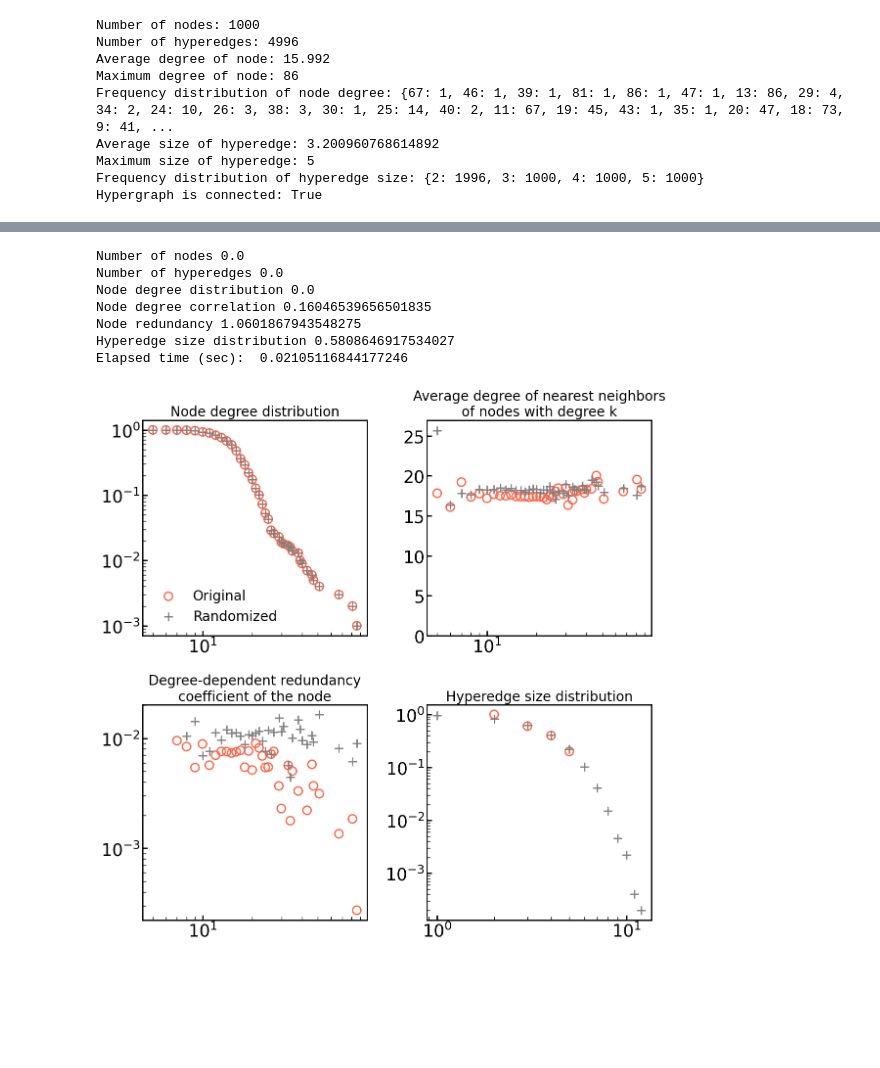
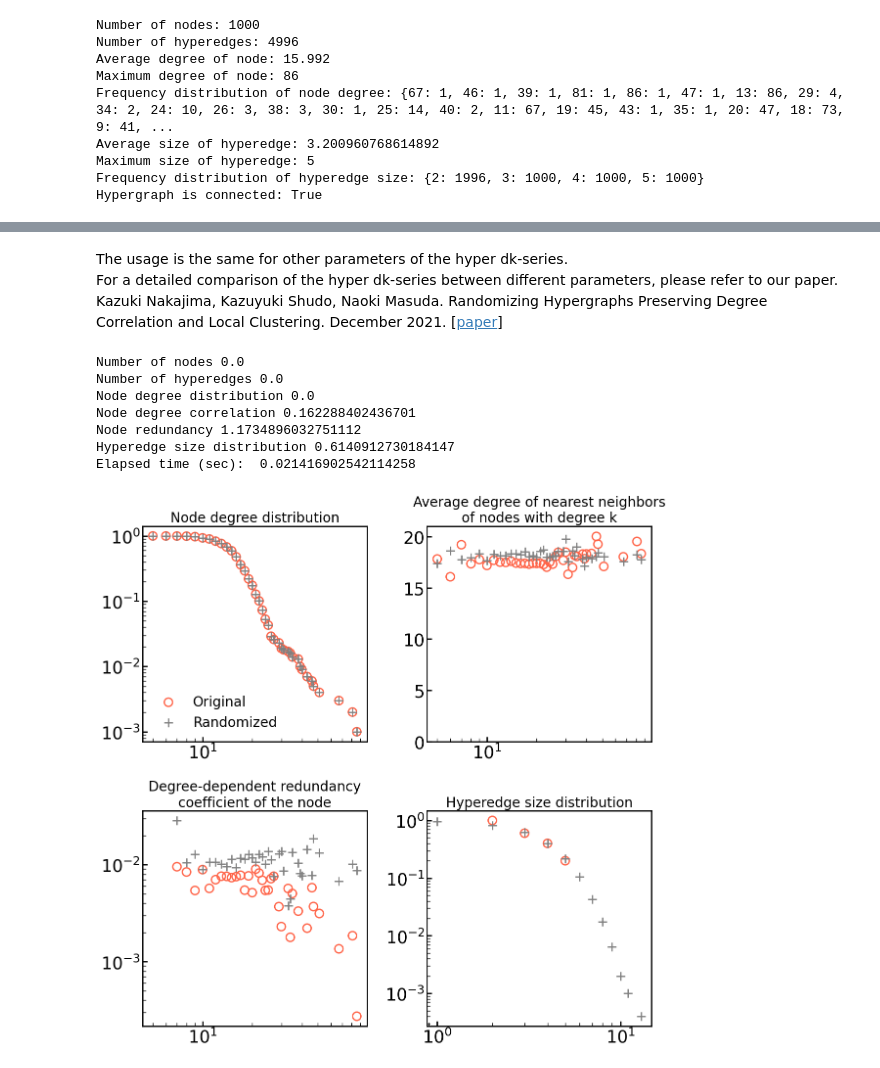
Before and after one commit to kazuibasou/hyper-dk-series, a Jupyter notebook: py/2_randomization.ipynb, the cells around one changed output, grey strips where cells are left out. Saved outputs shown, nothing was run; the diff lists cells and outputs as text; code cells hidden in the pictures; blank space fills up the shorter version.

```diff
--- a/py/2_randomization.ipynb
+++ b/py/2_randomization.ipynb
@@ -118,28 +141,31 @@ Elapsed time (sec):  0.07729697227478027
+# %% [markdown]
+The usage is the same for other parameters of the hyper dk-series.
+For a detailed comparison of the hyper dk-series between different parameters, please refer to our paper.
+Kazuki Nakajima, Kazuyuki Shudo, Naoki Masuda. Randomizing Hypergraphs Preserving Degree Correlation and Local Clustering. December 2021. [<a href="https://doi.org/10.1109/TNSE.2021.3133380">paper</a>]
 # %%
 (d_v, d_e) = ("1", "0")
 t_s = time.time()
 randH = randomization.hyper_dk(H, d_v, d_e)
 t_e = time.time()
 randomization.write_randomized_hypergraph(randH, "rand", d_v, d_e)
 dist = randomization.get_L1_distance(H, randH)
 elapsed = t_e - t_s
-randomization.write_randomized_hypergraph(randH, "randomized", d_v, d_e)
 
 for prop in dist:
     print(prop, dist[prop])
 
 print("Elapsed time (sec): ", elapsed)
 
 compare_properties(H, randH)
 # %% [output]
 Number of nodes 0.0
 Number of hyperedges 0.0
 Node degree distribution 0.0
-Node degree correlation 0.16046539656501835
-Node redundancy 1.0601867943548275
-Hyperedge size distribution 0.5808646917534027
-Elapsed time (sec):  0.02105116844177246
+Node degree correlation 0.162288402436701
+Node redundancy 1.1734896032751112
+Hyperedge size distribution 0.6140912730184147
+Elapsed time (sec):  0.021416902542114258
-[figure, old version]
+[figure, new version]
 # %%
 (d_v, d_e) = ("2", "0")
 t_s = time.time()
```
Also changed, not shown: parts of 22 cells of this notebook, 17 other files.
